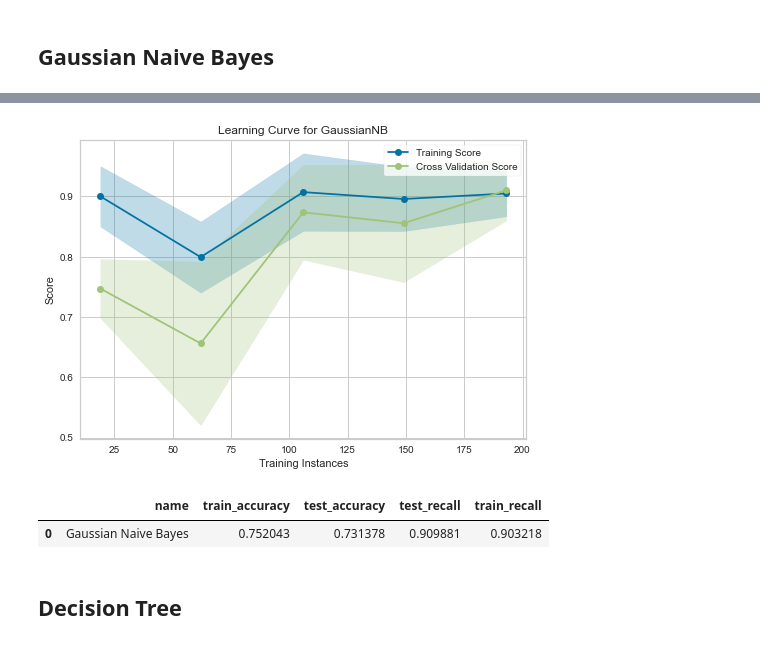
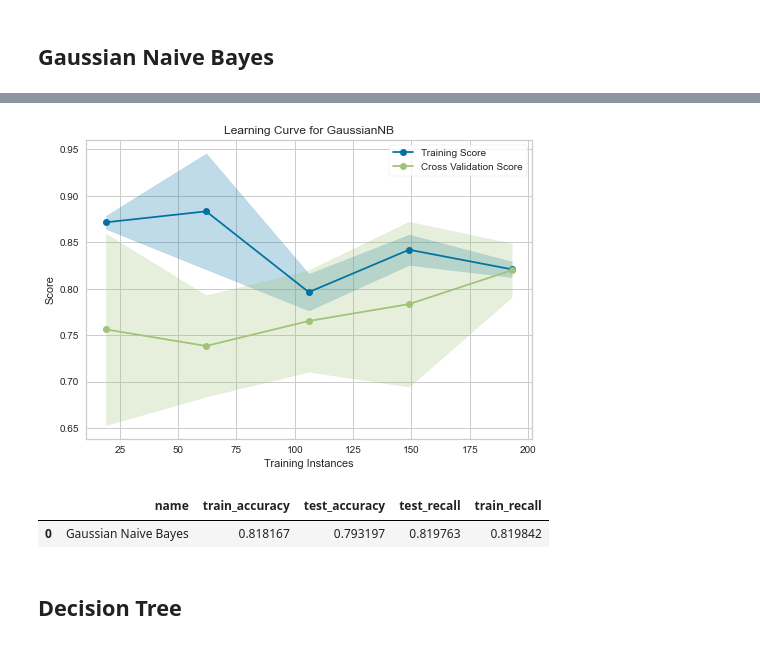
Before and after one commit to zhuofan-16/Heart_Disease_Model, a Jupyter notebook: Cardiovascular_Prediction_ML.ipynb, the cells around one changed output, grey strips where cells are left out. Drawn from its saved outputs; the diff is of its cells as text; code cells hidden in the pictures.

Commit message:
Feature selection and model optimisation

```diff
--- a/Cardiovascular_Prediction_ML.ipynb
+++ b/Cardiovascular_Prediction_ML.ipynb
@@ -331,6 +330,9 @@ Looking at the correlation matrix,we did not find any features that is too corre
 # %%
+
+
 quantitativeTransformer=Pipeline([
-     ('Robust Scaler', RobustScaler())
+
+     ('Normaliser',MinMaxScaler())
 ])
 categorical_transformers = Pipeline([
     ('One Hot Encoder', OneHotEncoder(handle_unknown='ignore'))
@@ -370,9 +387,12 @@ def scoreModel(clf,x,y,algName=None,record=pd.DataFrame({'name':[],'train_accura
 # %% [markdown]
 ## Baseline Model
 # %%
+
+from sklearn.feature_selection import chi2
 
 baseline = Pipeline([
     ('Data Preprocessing', data_preprocessing),
+    ('Kbest',SelectKBest(chi2,k=6)),
     ('Model', DummyClassifier())
 ])
 record,current,lr=scoreModel(baseline,x_train,y_train,"Dummy Baseline Classifier")
@@ -384,6 +404,7 @@ current
 # %%
 logreg = Pipeline([
     ('Data Preprocessing', data_preprocessing),
+     ('Kbest',SelectKBest(chi2,k=6)),
     ('Model', LogisticRegression(solver='lbfgs'))
 ])
 record,current,lr=scoreModel(logreg,x_train,y_train,"Logistic Regression",record=record)
@@ -415,14 +436,15 @@ pd.DataFrame(GridSearchCV(GaussianNB(),param_grid=parameter,scoring='recall').fi
 # %%
 gaussNB = Pipeline([
     ('Data Preprocessing', data_preprocessing),
+     ('Kbest',SelectKBest(chi2,k=6)),
     ('Model', GaussianNB())
 ])
 record,current,lr=scoreModel(gaussNB,x_train,y_train,"Gaussian Naive Bayes",record=record)
 current
 # %% [output]
-[figure, old version]
+[figure, new version]
 |  | name | train_accuracy | test_accuracy | test_recall | train_recall |
-| 0 | Gaussian Naive Bayes | 0.752043 | 0.731378 | 0.909881 | 0.903218 |
+| 0 | Gaussian Naive Bayes | 0.818167 | 0.793197 | 0.819763 | 0.819842 |
 # %% [markdown]
 ## Decision Tree
 # %%
```
Also changed, not shown: parts of 27 cells of this notebook.
